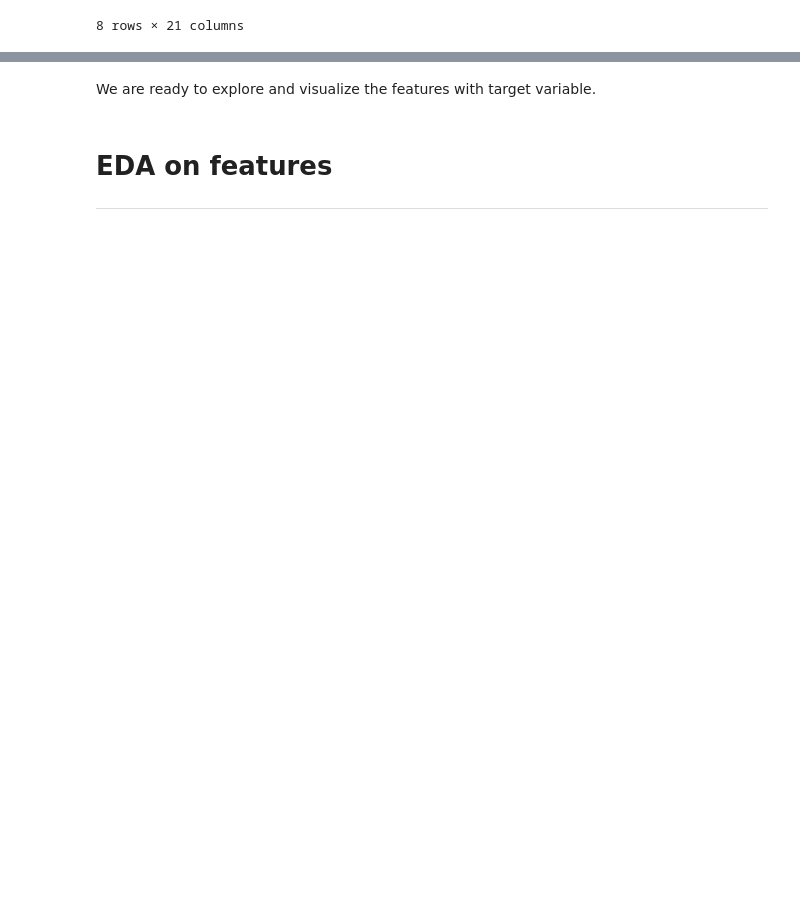
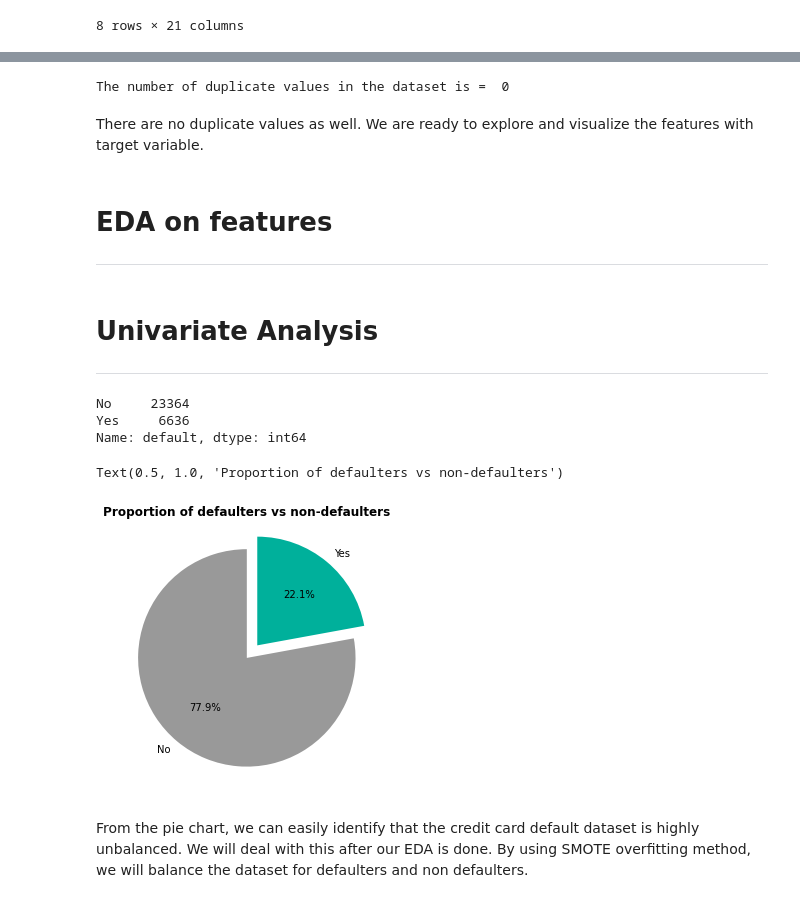
Before and after one commit to sskamalapurkar/Supervised-ML---Classification, a Jupyter notebook: Credit_card_default_prediction_Sayali_Kamalapurkar.ipynb, the cells around one changed output, grey strips where cells are left out. Cells and saved outputs as stored; diff of their text form; code cells hidden in the pictures; blank space fills up the shorter version.

```diff
--- a/Credit_card_default_prediction_Sayali_Kamalapurkar.ipynb
+++ b/Credit_card_default_prediction_Sayali_Kamalapurkar.ipynb
@@ -276,6 +286,34 @@ df.describe(include = 'object')
+# %%
+# checking for duplicate Values in the dataset
+duplicates=len(df[df.duplicated()])
+print("The number of duplicate values in the dataset is = ",duplicates)
+# %% [output]
+The number of duplicate values in the dataset is =  0
 # %% [markdown]
-We are ready to explore and visualize the features with target variable.
+There are no duplicate values as well. We are ready to explore and visualize the features with target variable.
 # %% [markdown]
 # **EDA on features**
 
 ---
+# %% [markdown]
+# **Univariate Analysis**
+
+---
+# %%
+# Let us check proportion of dependent variable, default in next month
+default_df = df['default'].value_counts()
+default_df
+# %% [output]
+No     23364
+Yes     6636
+Name: default, dtype: int64
+# %%
+# let's plot pie chart of above data
+plt.figure(figsize=(8,5))
+plt.pie(default_df, labels = ['No', 'Yes'], autopct='%1.1f%%',explode = [0, 0.15], startangle=90,colors =['#999999', '#00b09b'])
+plt.title("Proportion of defaulters vs non-defaulters", weight = 'bold')    #giving title to the chart
+# %% [output]
+Text(0.5, 1.0, 'Proportion of defaulters vs non-defaulters')
+[figure, added]
+# %% [markdown]
+From the pie chart, we can easily identify that the credit card default dataset is highly unbalanced. We will deal with this after our EDA is done. By using SMOTE overfitting method, we will balance the dataset for defaulters and non defaulters.
```
Also changed, not shown: parts of 21 cells of this notebook.
